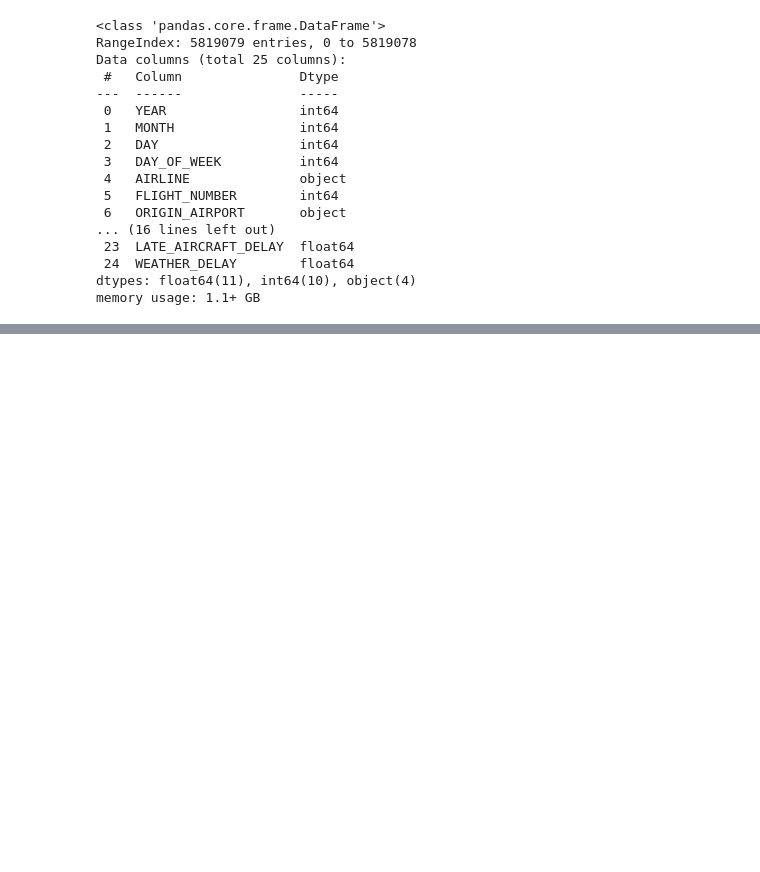
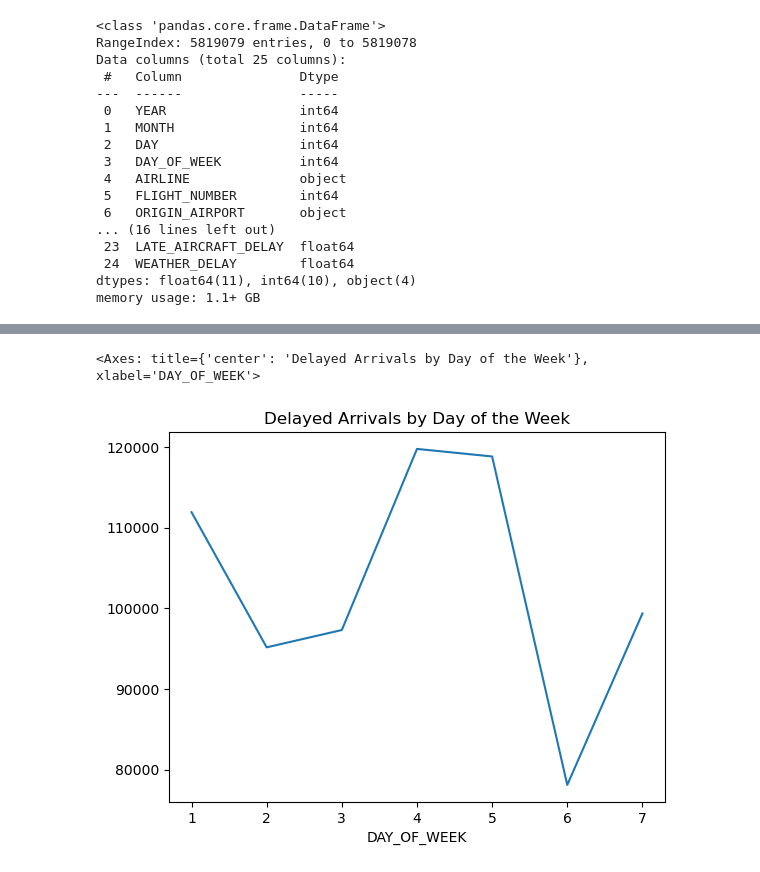
Before and after one commit to dmusili/airlineproject1, a Jupyter notebook: januarytoapril.ipynb, the cells around one changed output, grey strips where cells are left out. Drawn from its saved outputs; the diff is of its cells as text; code cells hidden in the pictures; blank space fills up the shorter version.

```diff
--- a/januarytoapril.ipynb
+++ b/januarytoapril.ipynb
@@ -160,0 +176,17 @@ departure_delays_by_airline=pd.DataFrame(first_quarter_df.groupby('AIRLINE').fil
+# %%
+#get all the delayed arrivals
+delayed_arrivals=first_quarter_df[first_quarter_df['ARRIVAL_DELAY_STATUS']=='DELAYED']
+
+#get day of week for all delayed arrivals
+day_of_week_arrivals_df=pd.DataFrame(delayed_arrivals[["DAY_OF_WEEK"]])
+
+#groub delayed arrivals and count them
+day_of_week_delayed_arrivals_df=pd.DataFrame(day_of_week_arrivals_df.groupby(['DAY_OF_WEEK']).value_counts())
+
+#reset the index
+day_of_week_delayed_arrivals_df=day_of_week_delayed_arrivals_df.reset_index('DAY_OF_WEEK')
+
+day_of_week_delayed_arrivals_df.set_index('DAY_OF_WEEK')['count'].plot(title='Delayed Arrivals by Day of the Week')
+# %% [output]
+<Axes: title={'center': 'Delayed Arrivals by Day of the Week'}, xlabel='DAY_OF_WEEK'>
+[figure, added]
```
Also changed, not shown: parts of 29 cells of this notebook.
